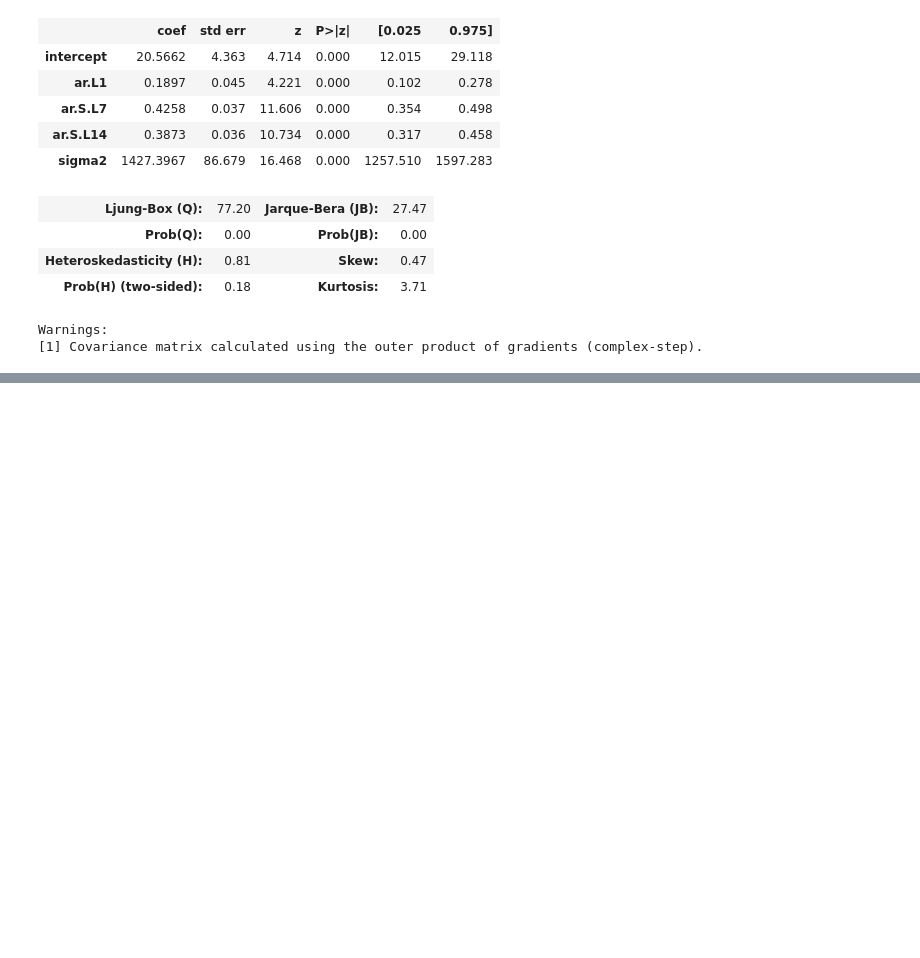
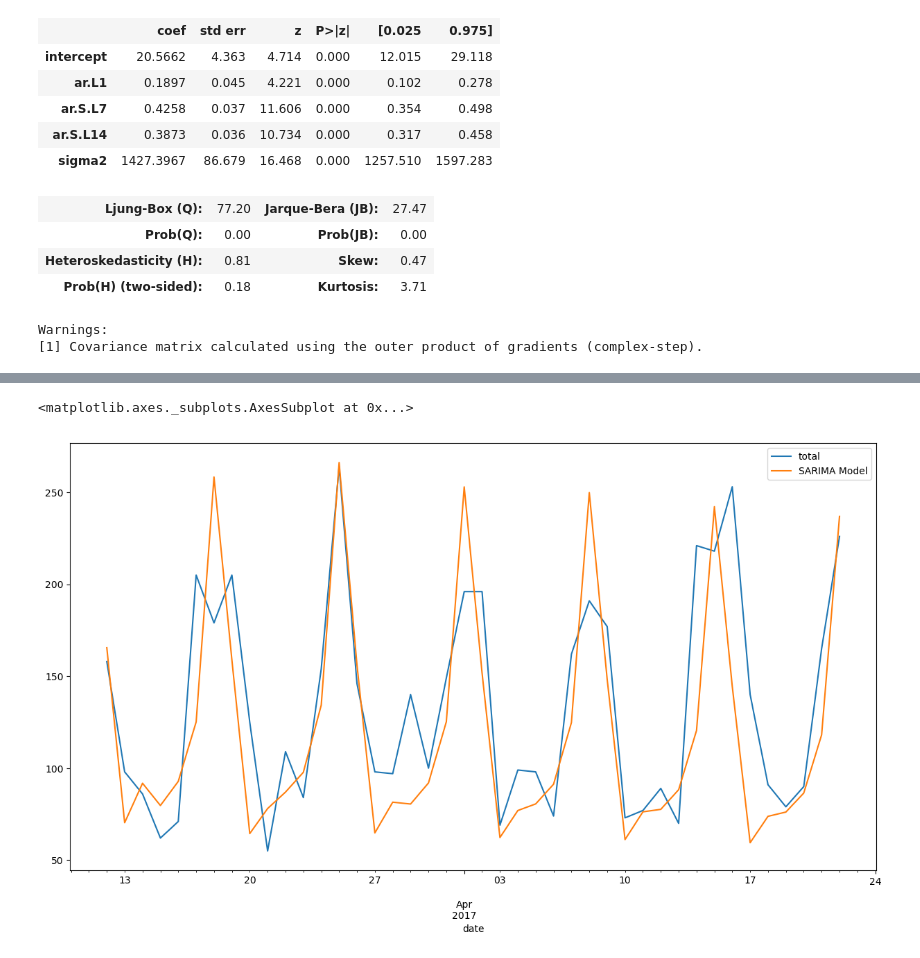
Before and after one commit to Shiska07/Data-Science-and-Machine-Learning, a Jupyter notebook: Time-Series-Analysis/SARIMA with Exogenous Variables (SARIMAX).ipynb, the cells around one changed output, grey strips where cells are left out. Cells and saved outputs as stored; diff of their text form; code cells hidden in the pictures; blank space fills up the shorter version.

Commit message:
test classical SARIMA model

```diff
--- a/Time-Series-Analysis/SARIMA with Exogenous Variables (SARIMAX).ipynb
+++ b/Time-Series-Analysis/SARIMA with Exogenous Variables (SARIMAX).ipynb
@@ -139,0 +162,8 @@ model = SARIMAX(train['total'], order=(1,0,0), seasonal_order=(2,0,0,7), enforce
+# %%
+pred = model.predict(start, end).rename('SARIMA Model')
+# %%
+test.total.plot(legend = True, figsize = (15,8))
+pred.plot(legend = True)
+# %% [output]
+<matplotlib.axes._subplots.AxesSubplot at 0x...>
+[figure, added]
```
Also changed, not shown: parts of 4 cells of this notebook.
